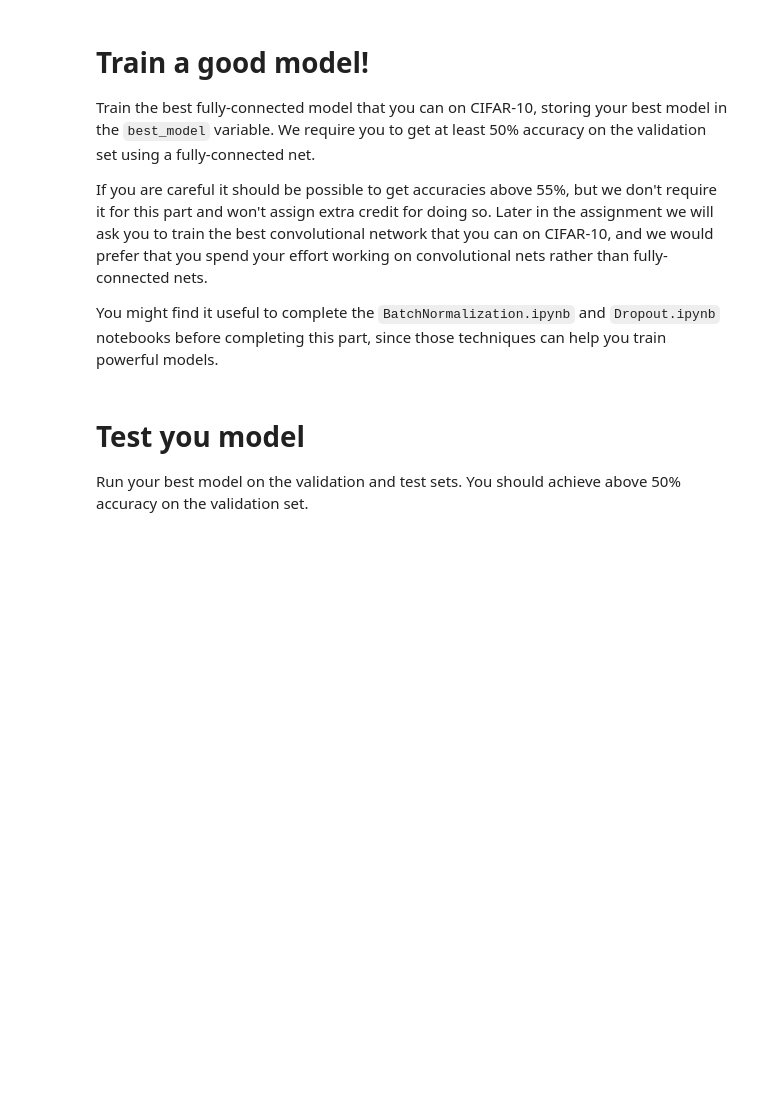
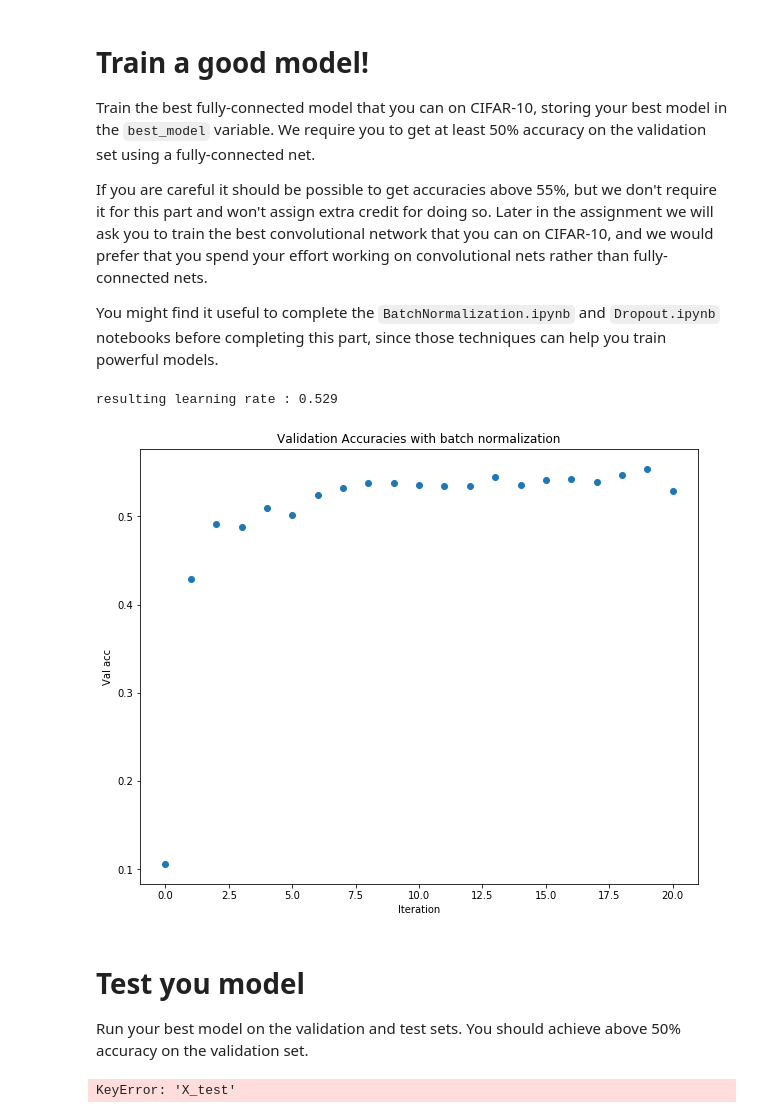
Before and after one commit to BedirYilmaz/cs231-stanford, a Jupyter notebook: assignment2/FullyConnectedNets.ipynb, the cells around one changed output. Saved outputs shown, nothing was run; the diff lists cells and outputs as text; code cells hidden in the pictures; blank space fills up the shorter version.

Commit message:
Batch normalization finished.

```diff
--- a/assignment2/FullyConnectedNets.ipynb
+++ b/assignment2/FullyConnectedNets.ipynb
@@ -799,3 +786,57 @@ pass
+# %%
+best_model = None
+################################################################################
+# TODO: Train the best FullyConnectedNet that you can on CIFAR-10. You might   #
+# batch normalization and dropout useful. Store your best model in the         #
+# best_model variable.                                                         #
+################################################################################
+
+data = {
+  'X_train': data['X_train'],
+  'y_train': data['y_train'],
+  'X_val': data['X_val'],
+  'y_val': data['y_val'],
+}
+
+learning_rates = [ 1.3e-3 ]
+weight_scales = [ 5e-2 ]
+use_batchnorm = [True]
+for ub in use_batchnorm:
+    for lr in learning_rates:
+        for ws in weight_scales:
+            weight_scale = ws
+            learning_rate = lr
+            if not ub:
+                model = FullyConnectedNet([100, 100, 100, 100, 100, 100],
+                                          weight_scale=weight_scale, dtype=np.float64, dropout = 0.5)
+            else:
+                model = FullyConnectedNet([100, 100, 100, 100, 100, 100],
+                                          weight_scale=weight_scale, dtype=np.float64, use_batchnorm = ub)
+            solver = Solver(model, data,
+                            print_every=10, num_epochs=20, batch_size=25, verbose = False,
+                            update_rule='adam',
+                            optim_config={
+                              'learning_rate': learning_rate,
+                            }
+                     )
+            solver.train()
+            print("resulting learning rate : " + str(solver.val_acc_history[-1]))
+            plt.plot(solver.val_acc_history, 'o')
+            if ub:
+                plt.title('Validation Accuracies with batch normalization')
+            else:
+                plt.title('Validation Accuracies')
+            plt.xlabel('Iteration')
+            plt.ylabel('Val acc')
+            plt.show()
+
+best_model = model
+################################################################################
+#                              END OF YOUR CODE                                #
+################################################################################
+# %% [output]
+resulting learning rate : 0.529
+[figure, added]
 # %% [markdown]
 # Test you model
 Run your best model on the validation and test sets. You should achieve above 50% accuracy on the validation set.
@@ -804,3 +845,5 @@ y_test_pred = np.argmax(best_model.loss(data['X_test']), axis=1)
 y_val_pred = np.argmax(best_model.loss(data['X_val']), axis=1)
 print('Validation set accuracy: ', (y_val_pred == data['y_val']).mean())
 print('Test set accuracy: ', (y_test_pred == data['y_test']).mean())
+# %% [output]
+KeyError: 'X_test'
```
Also changed, not shown: parts of 6 cells of this notebook, 1 other file.
